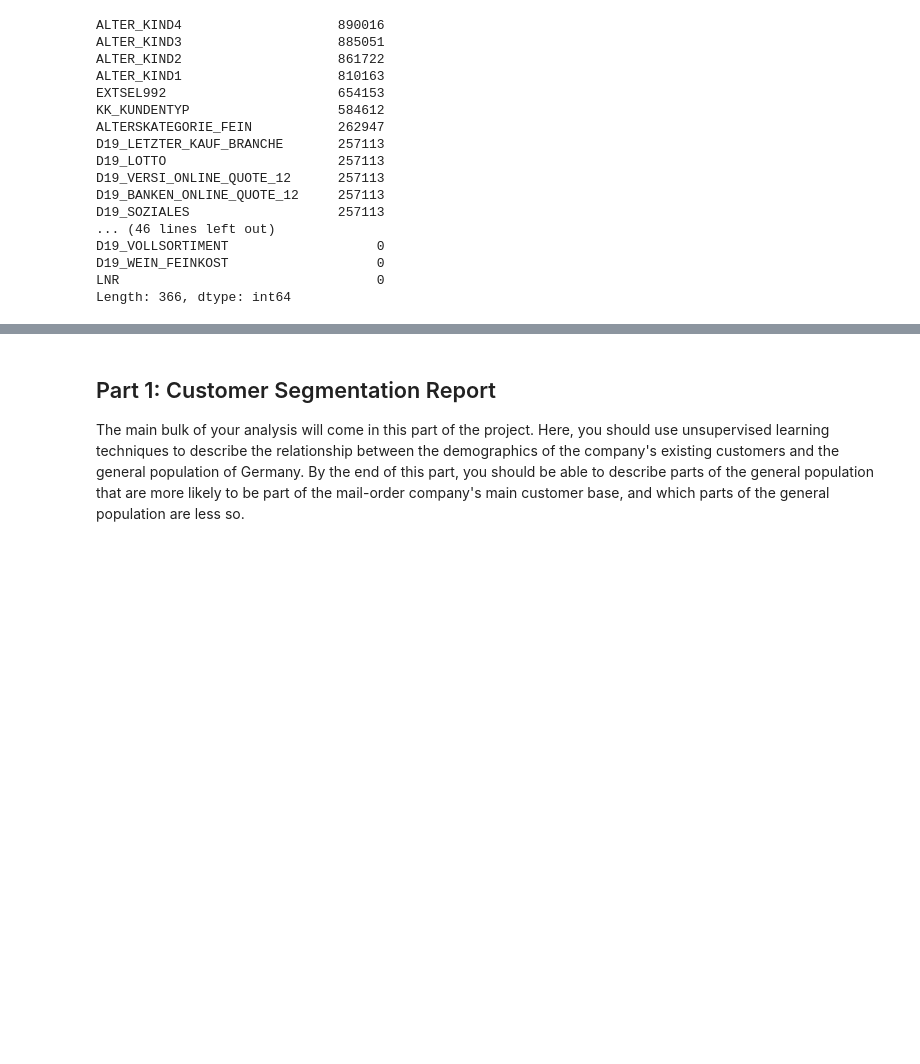
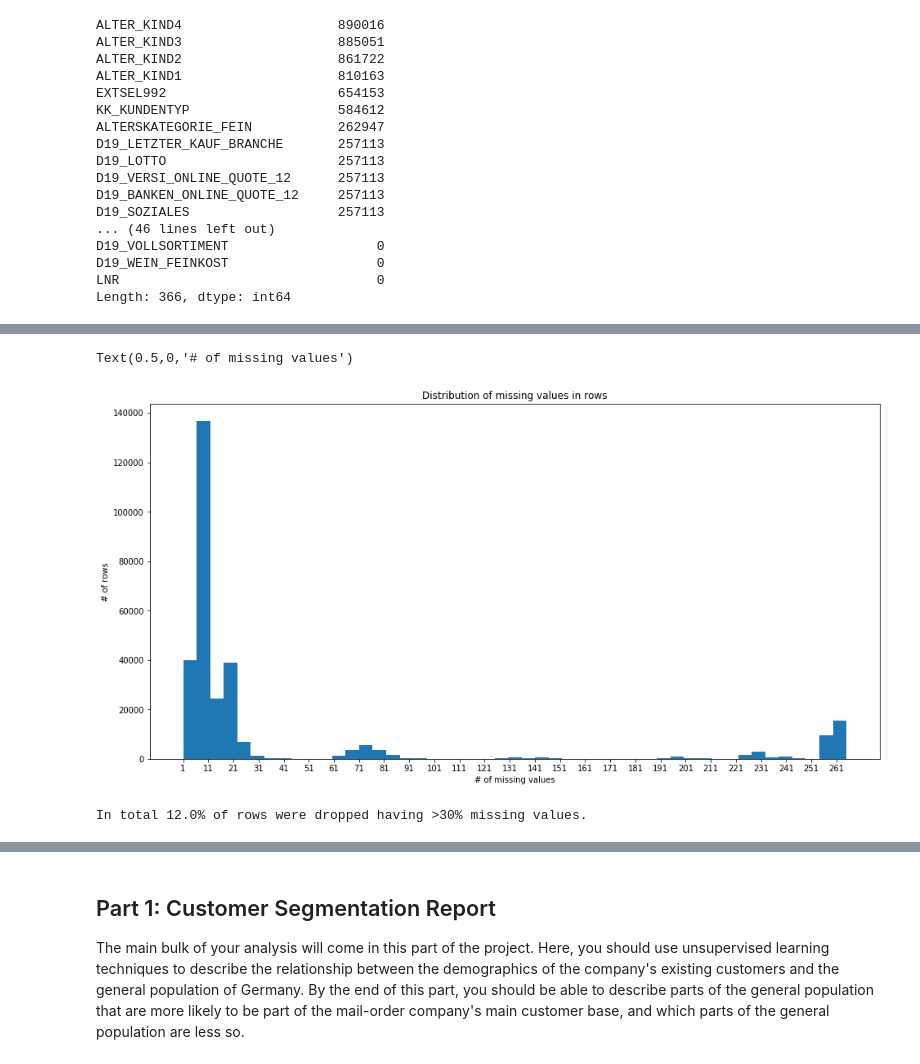
Before and after one commit to nadinepuetzer/arvato_capstone_project, a Jupyter notebook: Arvato Project Workbook.ipynb, the cells around one changed output, grey strips where cells are left out. Saved outputs shown, nothing was run; the diff lists cells and outputs as text; code cells hidden in the pictures; blank space fills up the shorter version.

```diff
--- a/Arvato Project Workbook.ipynb
+++ b/Arvato Project Workbook.ipynb
@@ -290,0 +493,19 @@ plt.show()
+# %%
+# Missing values in Rows:
+missing_rows = azdias_1.isnull().sum(axis=1)
+
+plt.figure(figsize=(16,8))
+plt.hist(missing_rows, bins=np.linspace(min(missing_rows), max(missing_rows)+1))
+plt.title('Distribution of missing values in rows');
+plt.xticks(np.arange(min(missing_rows), max(missing_rows)+1, 10))
+plt.ylabel('# of rows')
+plt.xlabel('# of missing values')
+# %% [output]
+Text(0.5,0,'# of missing values')
+[figure, added]
+# %%
+azdias_dropped_rows = drop_rows(azdias_1, 0.3)
+
+print("In total {}% of rows were dropped having >30% missing values.".format(round(100-100*azdias_dropped_rows.shape[0]/len(azdias_1),0)))
+# %% [output]
+In total 12.0% of rows were dropped having >30% missing values.
```
Also changed, not shown: parts of 30 cells of this notebook.
